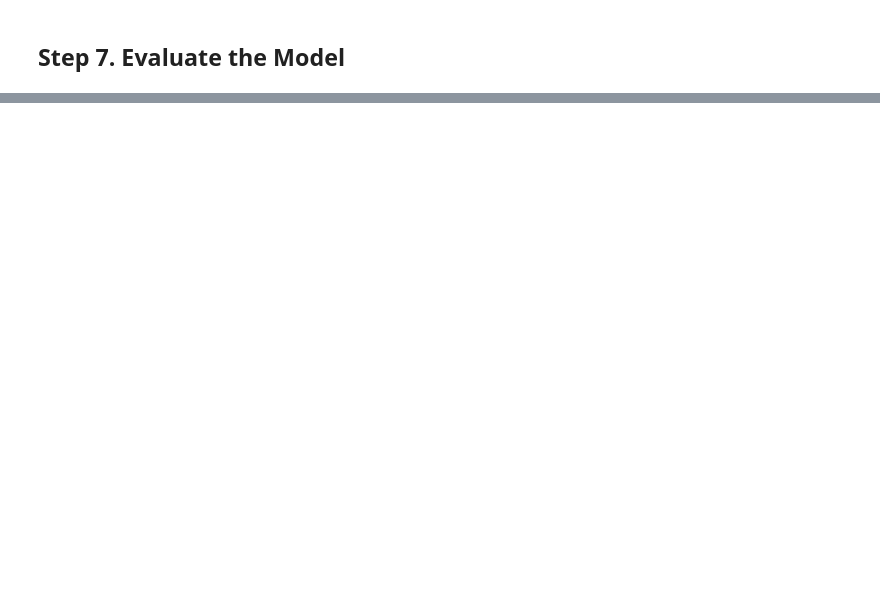
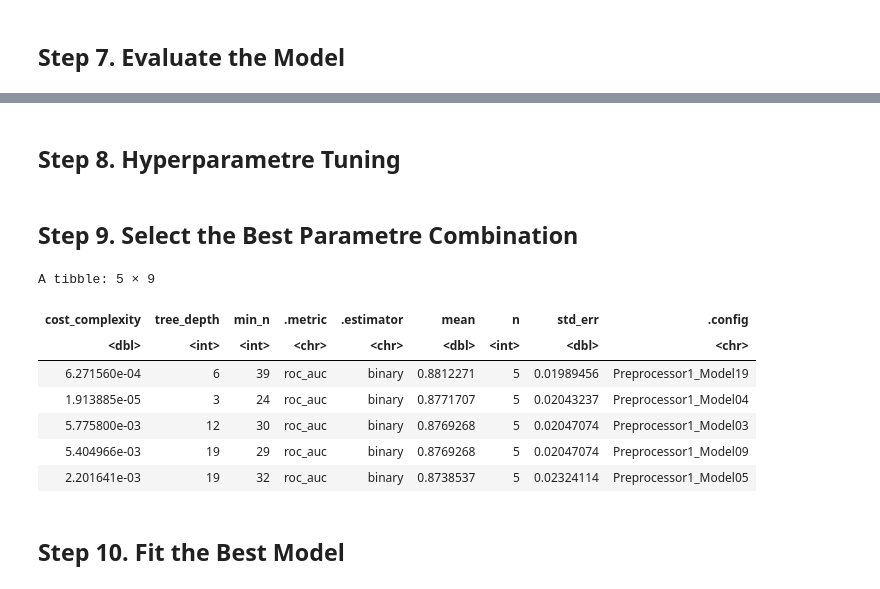
Before and after one commit to svarong-port/code-for-articles, a Jupyter notebook: r/ml_with_tidymodels/article_ml_with_tidymodels.ipynb, the cells around one changed output, grey strips where cells are left out. Cells and saved outputs as stored; diff of their text form; code cells hidden in the pictures; blank space fills up the shorter version.

Commit message:
Add more code until get new model

```diff
--- a/r/ml_with_tidymodels/article_ml_with_tidymodels.ipynb
+++ b/r/ml_with_tidymodels/article_ml_with_tidymodels.ipynb
@@ -234,0 +307,2 @@ A tibble: 6 × 4
+# %% [markdown]
+## Step 8. Hyperparametre Tuning
@@ -234,0 +320,46 @@ A tibble: 6 × 4
+# %%
+# Create grid random
+dt_grid <- grid_random(cost_complexity(range = c(-5, 0), trans = log10_trans()),
+                       tree_depth(range = c(1, 20)),
+                       min_n(range = c(2, 50)),
+                       size = 20)
+# %%
+# Create v-fold cross validation
+
+## Set seed for reproducibility
+set.seed(100)
+
+# Create folds
+dt_cv <- vfold_cv(bt_train,
+                  v = 5,
+                  strata = medv_class)
+# %%
+# Create a workflow
+dt_wf <- workflow() |>
+
+            ## Add recipe
+            add_recipe(bt_recipe) |>
+
+            ## Add model
+            add_model(dt_tune)
+# %%
+# Tune the model
+dt_tune_results <- tune_grid(dt_wf,
+                             resamples = dt_cv,
+                             grid = dt_grid,
+                             metrics = metric_set(accuracy, roc_auc))
+# %% [markdown]
+## Step 9. Select the Best Parametre Combination
+# %%
+# View the best parametre combination
+dt_tune_results |> show_best(metric = "roc_auc",
+                             n = 5)
+# %% [output]
+A tibble: 5 × 9
+| cost_complexity | tree_depth | min_n | .metric | .estimator | mean | n | std_err | .config |
+| <dbl> | <int> | <int> | <chr> | <chr> | <dbl> | <int> | <dbl> | <chr> |
+| 6.271560e-04 | 6 | 39 | roc_auc | binary | 0.8812271 | 5 | 0.01989456 | Preprocessor1_Model19 |
+| 1.913885e-05 | 3 | 24 | roc_auc | binary | 0.8771707 | 5 | 0.02043237 | Preprocessor1_Model04 |
+| 5.775800e-03 | 12 | 30 | roc_auc | binary | 0.8769268 | 5 | 0.02047074 | Preprocessor1_Model03 |
+| 5.404966e-03 | 19 | 29 | roc_auc | binary | 0.8769268 | 5 | 0.02047074 | Preprocessor1_Model09 |
+| 2.201641e-03 | 19 | 32 | roc_auc | binary | 0.8738537 | 5 | 0.02324114 | Preprocessor1_Model05 |
@@ -234,0 +373,2 @@ A tibble: 6 × 4
+# %% [markdown]
+## Step 10. Fit the Best Model
```
Also changed, not shown: parts of 20 cells of this notebook.
